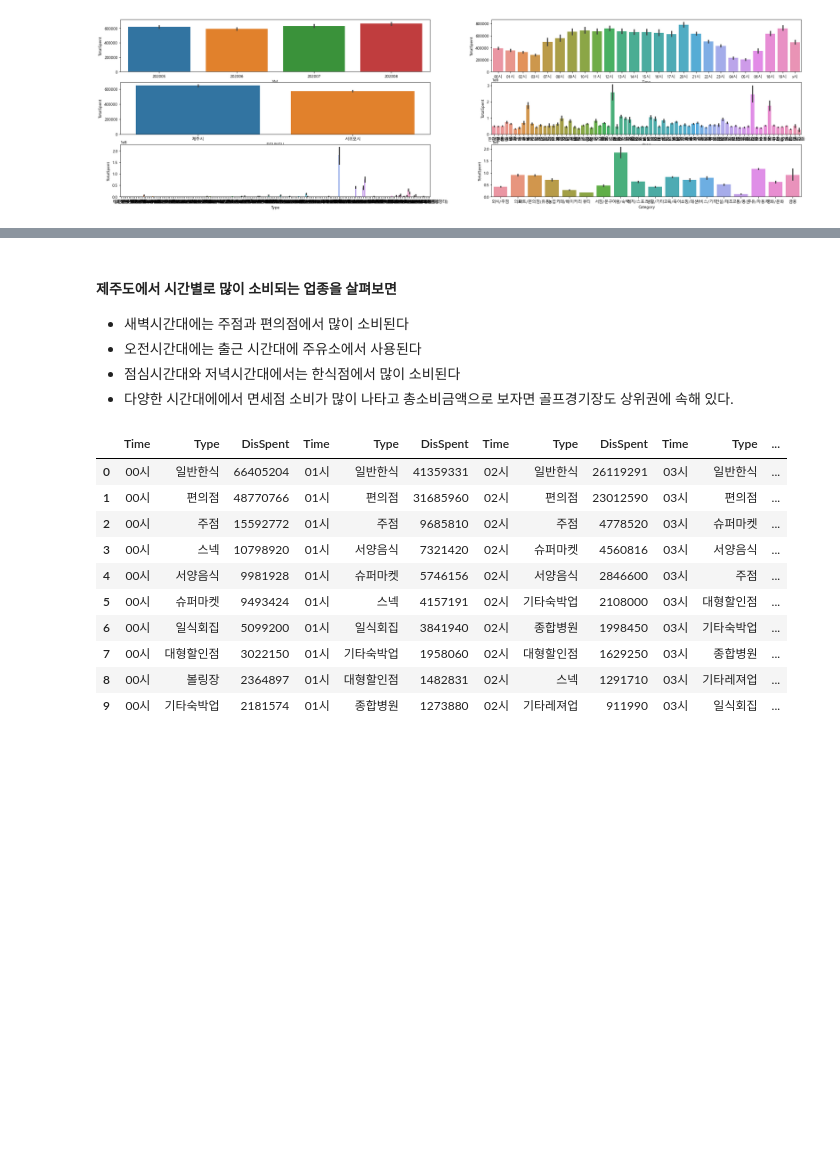
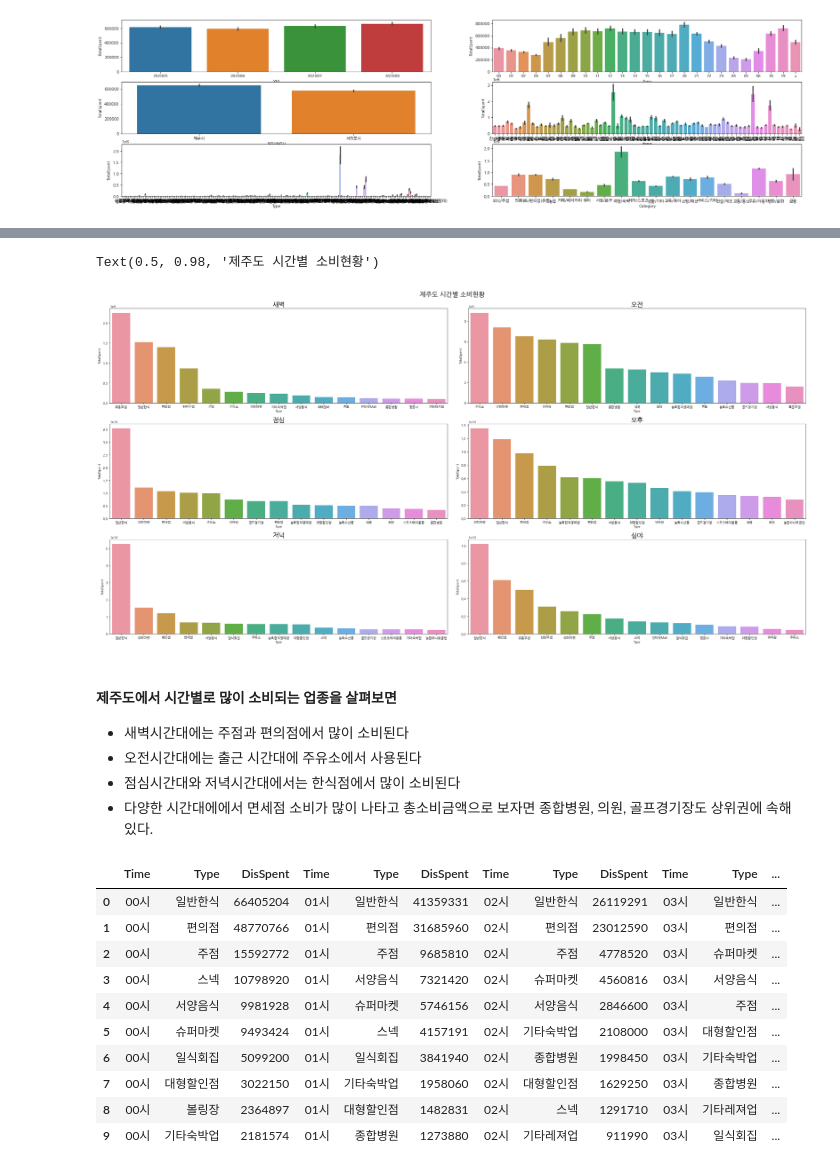
Before and after one commit to Yenabeam/JejuEda_DACON, a Jupyter notebook: 3. results/jeju_consumption_eda.ipynb, the cells around one changed output, grey strips where cells are left out. Drawn from its saved outputs; the diff is of its cells as text; code cells hidden in the pictures; blank space fills up the shorter version.

```diff
--- a/3. results/jeju_consumption_eda.ipynb
+++ b/3. results/jeju_consumption_eda.ipynb
@@ -110,9 +133,40 @@ pd.concat(df_total, axis=1).drop(['index'], axis=1)
+# %%
+df_total_graph=[]
+for i in list(('새벽', '오전', '점심', '오후', '저녁', '심야')):
+
+    df_temp= jeju_all.groupby(['Time_cut','Type'])['TotalSpent'].sum()
+    df_temp=pd.DataFrame(df_temp).sort_values('TotalSpent', ascending=False)
+    df_temp.reset_index(inplace=True)
+    df_total_graph.append(df_temp[df_temp['Time_cut']==i].reset_index(drop=True).head(15))
+
+
+df_graph = pd.concat(df_total_graph, axis=0)
+figure, ((ax1,ax2), (ax3,ax4),(ax5,ax6)) = plt.subplots(nrows=3, ncols=2, constrained_layout=True)
+figure.set_size_inches(30,15)
+
+sns.barplot(data=df_graph[df_graph['Time_cut']=='새벽'], x="Type", y="TotalSpent", ax=ax1)
+sns.barplot(data=df_graph[df_graph['Time_cut']=='오전'],  x="Type", y="TotalSpent", ax=ax2)
+sns.barplot(data=df_graph[df_graph['Time_cut']=='점심'],  x="Type", y="TotalSpent", ax=ax3)
+sns.barplot(data=df_graph[df_graph['Time_cut']=='오후'],  x="Type",y="TotalSpent", ax=ax4)
+sns.barplot(data=df_graph[df_graph['Time_cut']=='저녁'],  x="Type", y="TotalSpent", ax=ax5)
+sns.barplot(data=df_graph[df_graph['Time_cut']=='심야'],  x="Type", y="TotalSpent", ax=ax6)
+
+ax1.set_title("새벽", fontsize=20)
+ax2.set_title("오전", fontsize=20)
+ax3.set_title("점심", fontsize=20)
+ax4.set_title("오후", fontsize=20)
+ax5.set_title("저녁", fontsize=20)
+ax6.set_title("심야", fontsize=20)
+plt.suptitle('제주도 시간별 소비현황' ,fontsize=20)
+# %% [output]
+Text(0.5, 0.98, '제주도 시간별 소비현황')
+[figure, added]
 # %% [markdown]
 #### 제주도에서 시간별로 많이 소비되는 업종을 살펴보면
 * 새벽시간대에는 주점과 편의점에서 많이 소비된다
 * 오전시간대에는 출근 시간대에 주유소에서 사용된다
 * 점심시간대와 저녁시간대에서는 한식점에서 많이 소비된다
-* 다양한 시간대에에서 면세점 소비가 많이 나타고 총소비금액으로 보자면 골프경기장도 상위권에 속해 있다.
+* 다양한 시간대에에서 면세점 소비가 많이 나타고 총소비금액으로 보자면 종합병원, 의원, 골프경기장도 상위권에 속해 있다.
 # %%
 # 전체 시간별, 제주도 업종별 상위 10개 (재난지원금) 사용형태을 보여줌
 
```
Also changed, not shown: parts of 7 cells of this notebook.
